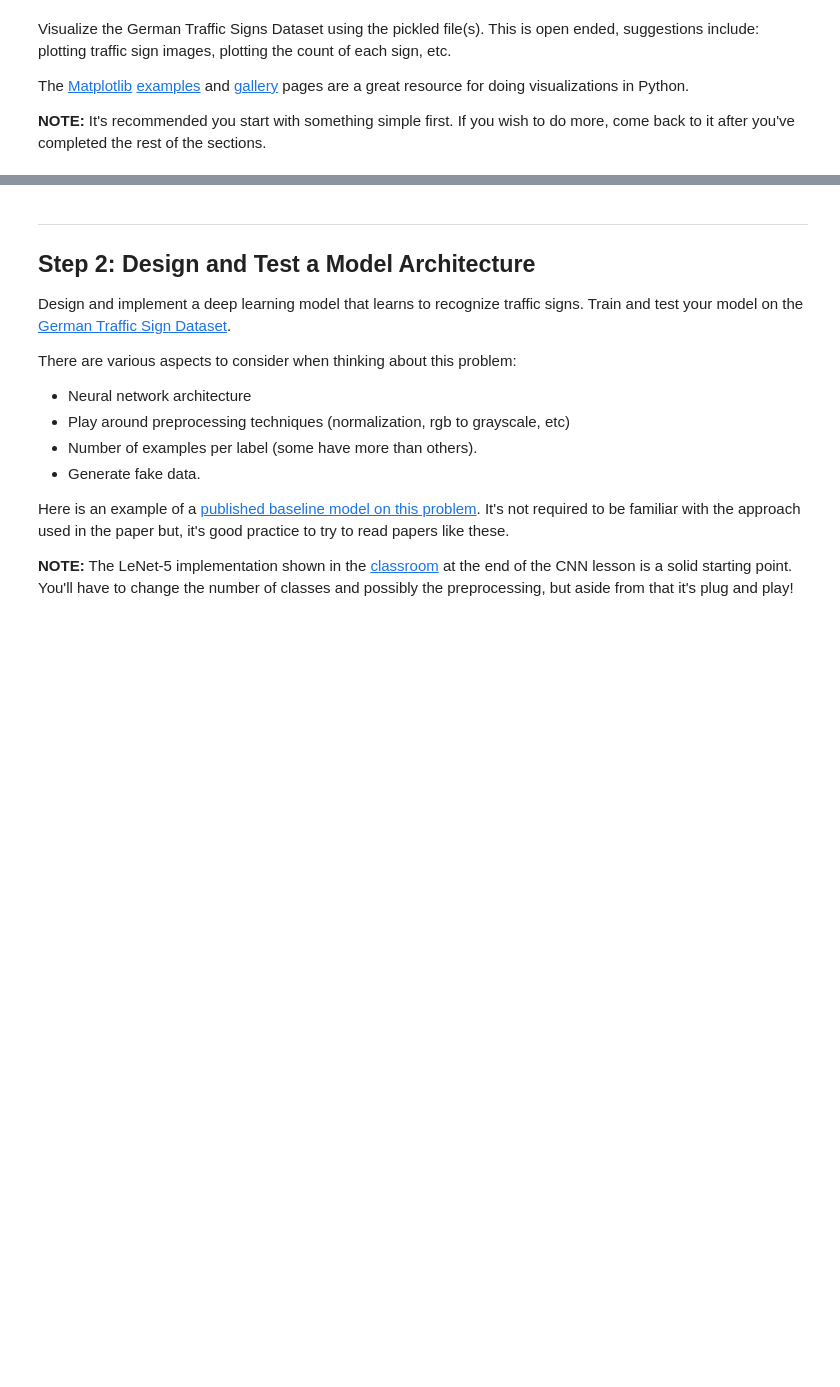
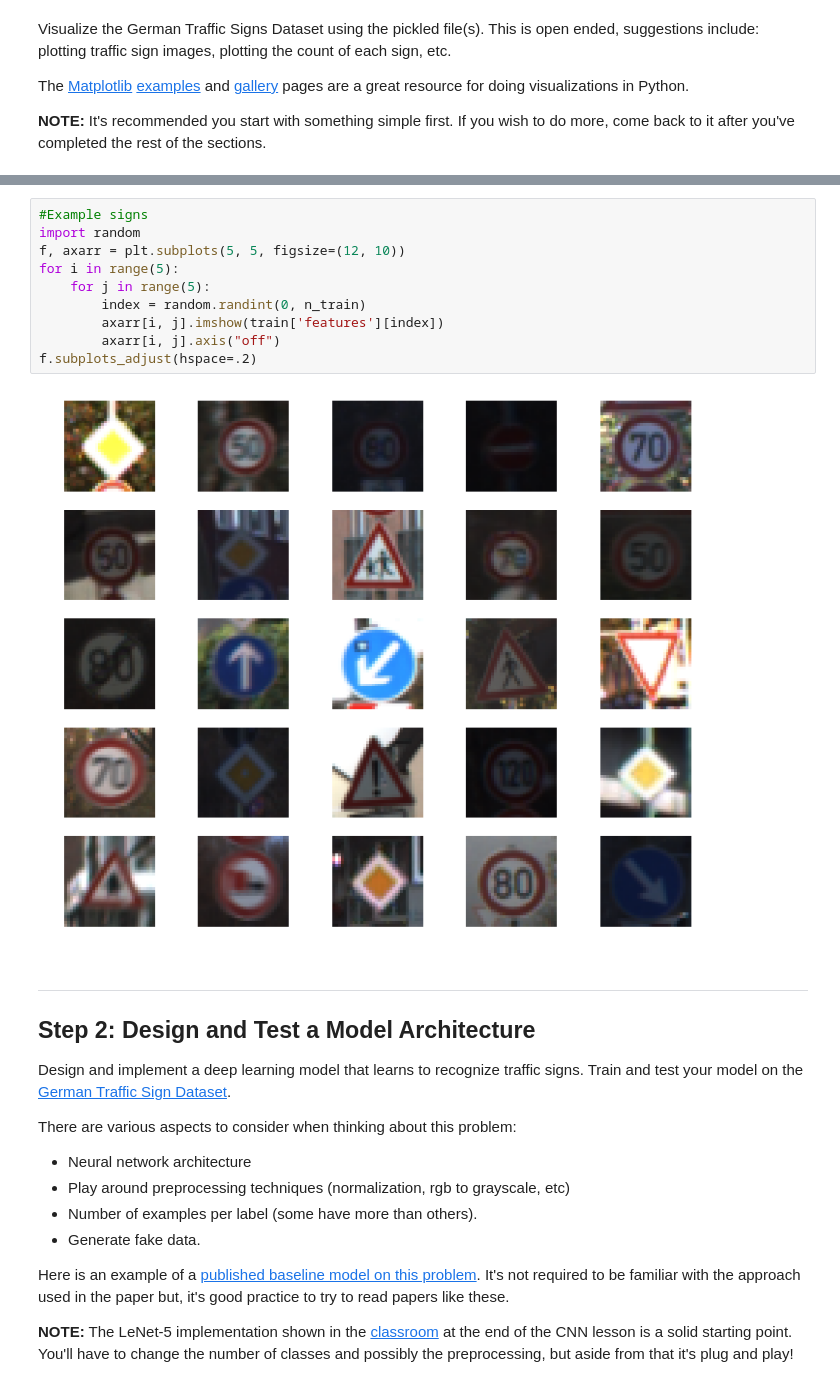
Before and after one commit to pandaive/CarND-Traffic-Sign-Classifier-Project, a Jupyter notebook: Traffic_Sign_Classifier.ipynb, the cells around one changed output, grey strips where cells are left out. Saved outputs shown, nothing was run; the diff lists cells and outputs as text; blank space fills up the shorter version.

```diff
--- a/Traffic_Sign_Classifier.ipynb
+++ b/Traffic_Sign_Classifier.ipynb
@@ -97,3 +110,15 @@ import matplotlib.pyplot as plt
+# %%
+#Example signs
+import random
+f, axarr = plt.subplots(5, 5, figsize=(12, 10))
+for i in range(5):
+    for j in range(5):
+        index = random.randint(0, n_train)
+        axarr[i, j].imshow(train['features'][index])
+        axarr[i, j].axis("off")
+f.subplots_adjust(hspace=.2)
+# %% [output]
+[figure, added]
 # %% [markdown]
 ----
 
```
Also changed, not shown: parts of 36 cells of this notebook, 10 other files.
